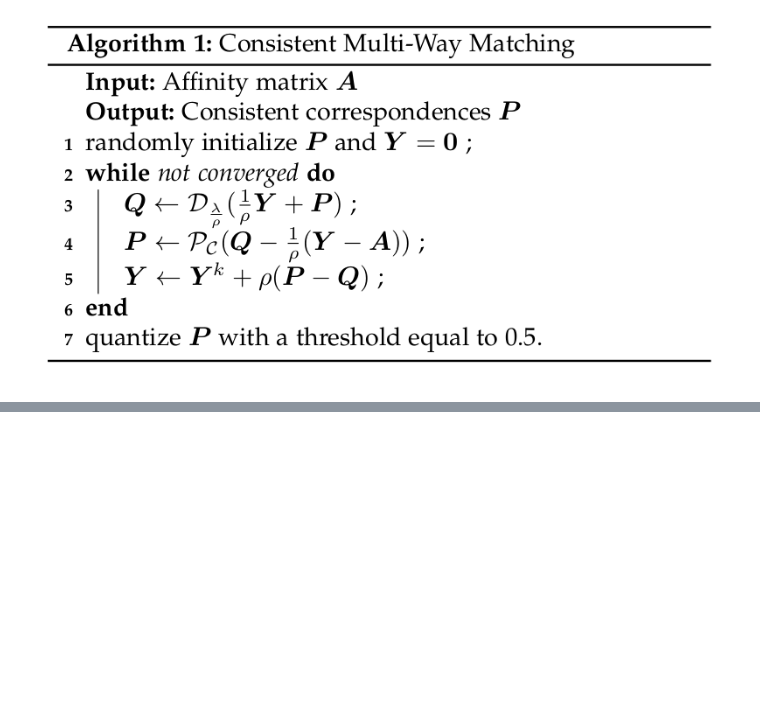
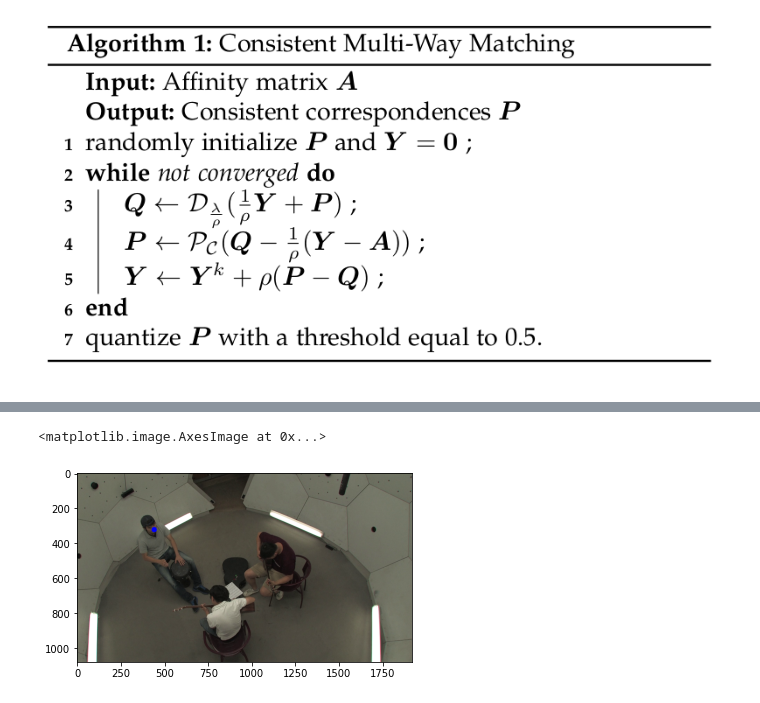
Before and after one commit to andy1213aa/anti_masking, a Jupyter notebook: mvpose.ipynb, the cells around one changed output, grey strips where cells are left out. Cells and saved outputs as stored; diff of their text form; code cells hidden in the pictures; blank space fills up the shorter version.

```diff
--- a/mvpose.ipynb
+++ b/mvpose.ipynb
@@ -928,0 +1000,8 @@ ax = sns.heatmap(match_bin, linewidth=0.5)
+# %%
+%matplotlib inline
+points1 = CMU_video_list[2].detect_info['1500'][0]['keypoints'][0][:-1]
+frame = cv2.circle(CMU_video_list[2].now_frame.copy(), (int(points1[0]), int(points1[1])),15, (0,0,255), -1)
+plt.imshow(frame)
+# %% [output]
+<matplotlib.image.AxesImage at 0x...>
+[figure, added]
```
Also changed, not shown: parts of 40 cells of this notebook, 1 other file.
